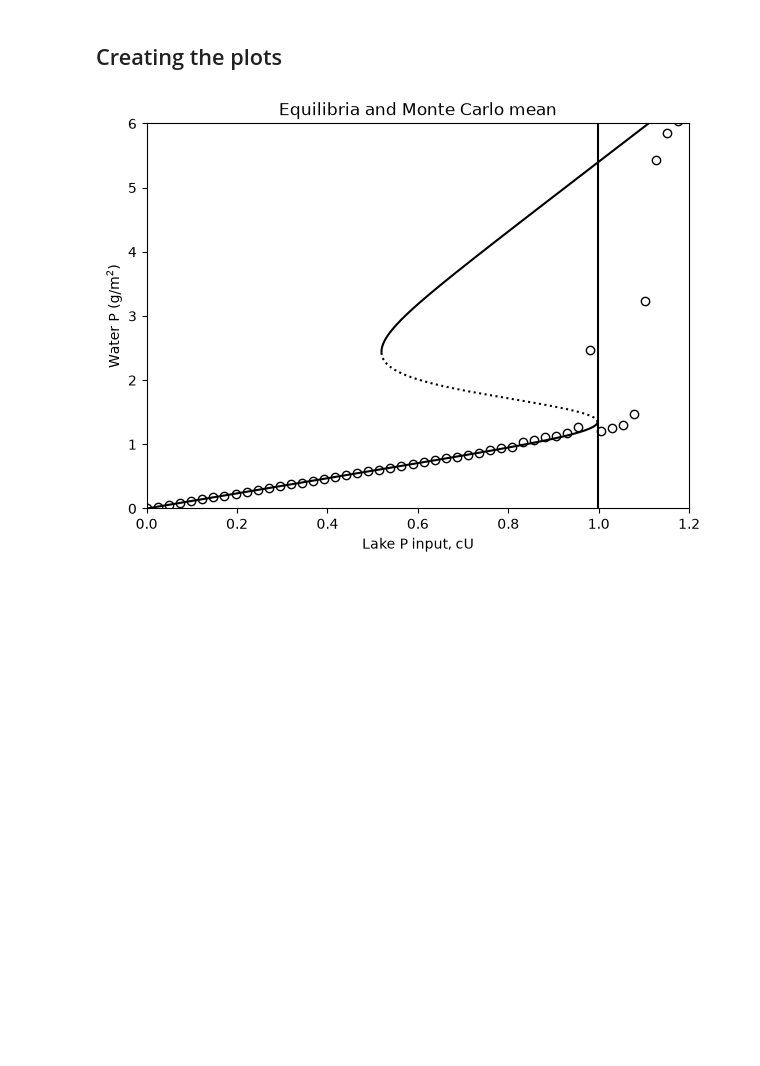
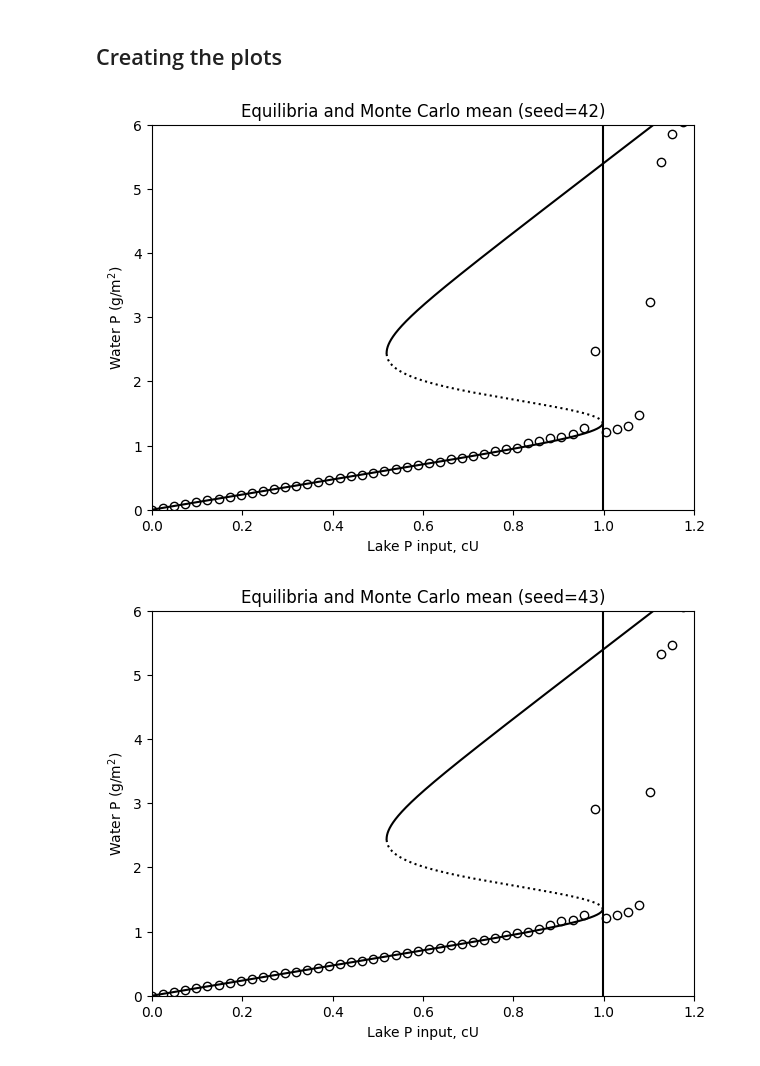
Before and after one commit to DitmerdH/Complex_systems_assignment2, a Jupyter notebook: Assignment2_CS.ipynb, the cells around one changed output. Saved outputs shown, nothing was run; the diff lists cells and outputs as text; code cells hidden in the pictures; blank space fills up the shorter version.

```diff
--- a/Assignment2_CS.ipynb
+++ b/Assignment2_CS.ipynb
@@ -186,40 +196,43 @@ for P in P_values:
 # %% [markdown]
 ## Creating the plots
 # %%
-# Figure 2a
-plt.figure(figsize=(7, 5))
+# Figure 2a, for each seed
 
-plt.plot(
-    np.where(stable, P_input, np.nan),
-    np.where(stable, X, np.nan),
-    "k-"
-)
+for seed in seeds:
+    plt.figure(figsize=(7, 5))
 
-plt.plot(
-    P_input[~stable],
-    X[~stable],
-    "k:"
-)
+    plt.plot(
+        np.where(stable, P_input, np.nan),
+        np.where(stable, X, np.nan),
+        "k-"
+    )
 
-plt.plot(
-    P_values,
-    means,
-    "ko",
-    markerfacecolor="none"
-)
+    plt.plot(
+        P_input[~stable],
+        X[~stable],
+        "k:"
+    )
 
-plt.axvline(
-    P_upper,
-    color="k"
-)
+    plt.plot(
+        P_values,
+        means[seed],
+        "ko",
+        markerfacecolor="none"
+    )
 
-plt.xlim(0, 1.2)
-plt.ylim(0, 6)
+    plt.axvline(
+        P_upper,
+        color="k"
+    )
 
-plt.xlabel("Lake P input, cU")
-plt.ylabel("Water P (g/m$^2$)")
-plt.title("Equilibria and Monte Carlo mean")
+    plt.xlim(0, 1.2)
+    plt.ylim(0, 6)
 
-plt.show()
+    plt.xlabel("Lake P input, cU")
+    plt.ylabel("Water P (g/m$^2$)")
+    plt.title(f"Equilibria and Monte Carlo mean (seed={seed})")
+
+    plt.show()
 # %% [output]
-[figure, old version]
+[figure, new version]
+[figure, added]
```
Also changed, not shown: parts of 8 cells of this notebook.
